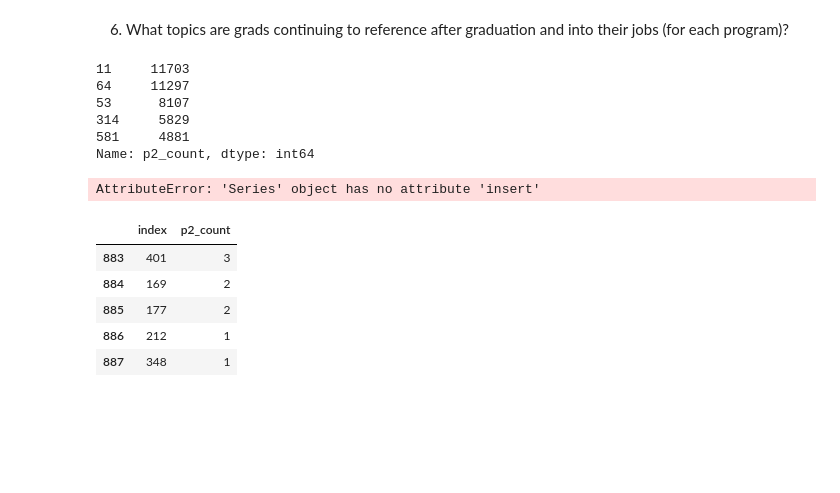
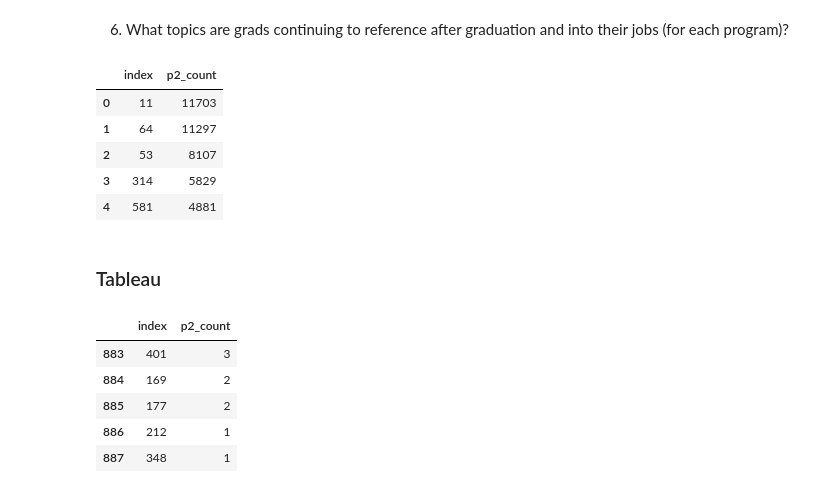
Before and after one commit to hrodjr/anomaly-detection-project, a Jupyter notebook: scratch_notebook.ipynb, the cells around one changed output. Cells and saved outputs as stored; diff of their text form; code cells hidden in the pictures; blank space fills up the shorter version.

```diff
--- a/scratch_notebook.ipynb
+++ b/scratch_notebook.ipynb
@@ -526,17 +526,12 @@ status_given_ip.head()
 # %% [markdown]
 6. What topics are grads continuing to reference after graduation and into their jobs (for each program)?
 # %%
-accessed = (df.sort_values('path_2').user_id.value_counts().rename('p2_count').reindex)
+accessed = (df.sort_values('path_2').user_id.value_counts().rename('p2_count').reset_index())
 accessed.head()
 # %% [output]
-11     11703
-64     11297
-53      8107
-314     5829
-581     4881
-Name: p2_count, dtype: int64
+|  | index | p2_count |
+| 0 | 11 | 11703 |
+| 1 | 64 | 11297 |
+| 2 | 53 | 8107 |
+| 3 | 314 | 5829 |
+| 4 | 581 | 4881 |
-# %%
-extracted = df['class_end_date']
-accessed.insert(1, 'end_date', extracted)
-# %% [output]
-AttributeError: 'Series' object has no attribute 'insert'
@@ -543,3 +540,5 @@ AttributeError: 'Series' object has no attribute 'insert'
+# %% [markdown]
+### Tableau
 # %%
 least_accessed = (df.sort_values('path_2').user_id.value_counts().rename('p2_count').reset_index())
 least_accessed .tail()
```
Also changed, not shown: parts of 1 cell of this notebook.
